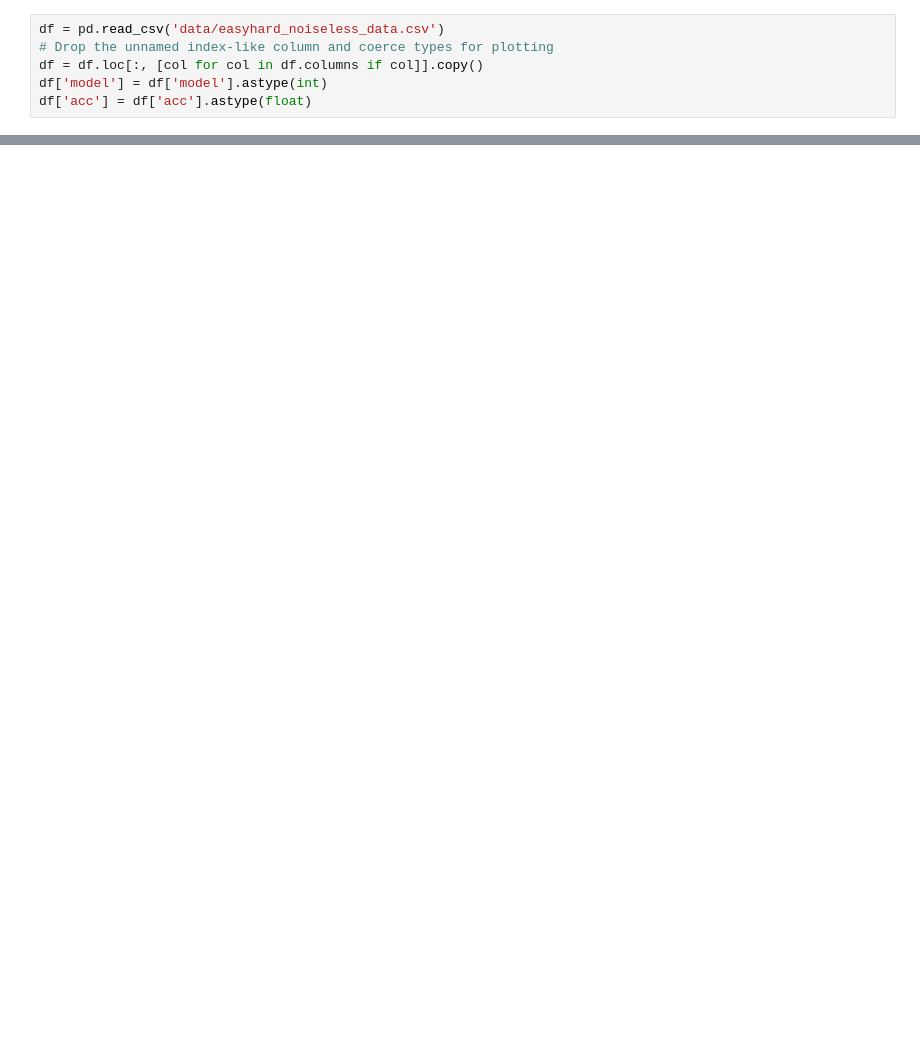
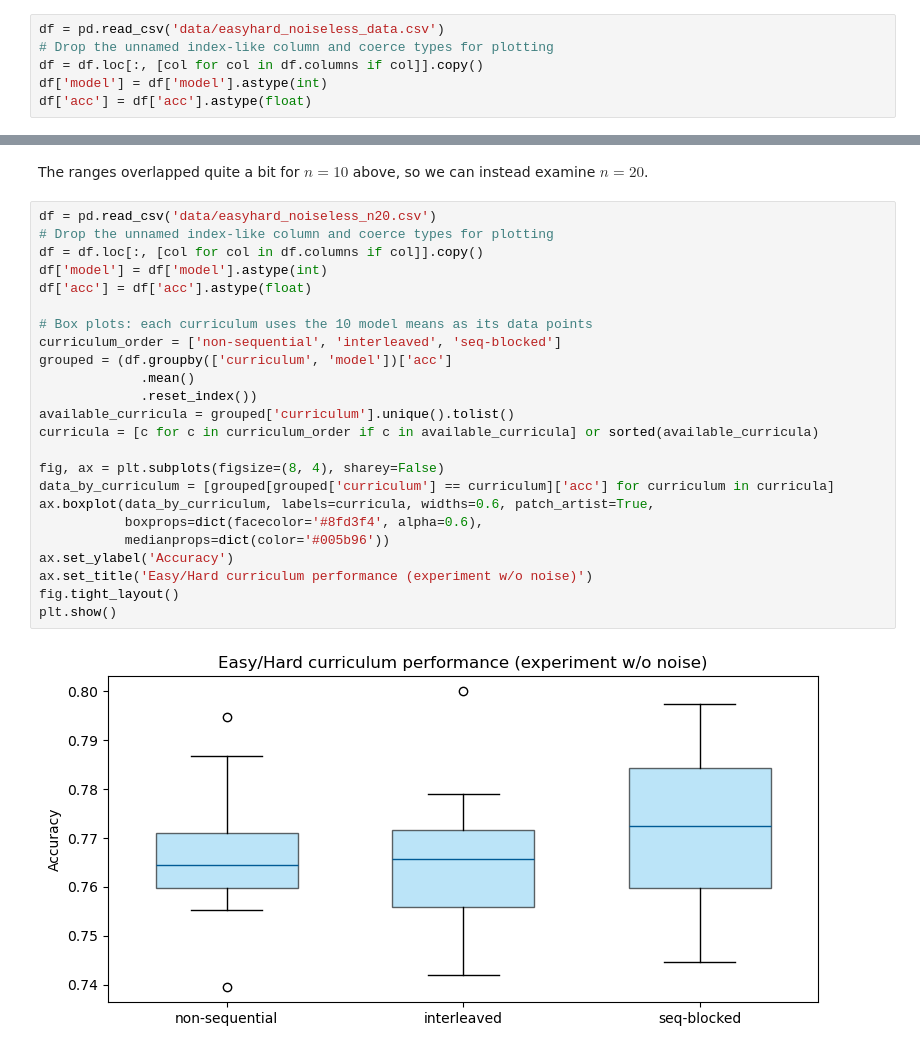
Before and after one commit to CalculatorAddict/ISC-ablations, a Jupyter notebook: new_directions.ipynb, the cells around one changed output, grey strips where cells are left out. Drawn from its saved outputs; the diff is of its cells as text; blank space fills up the shorter version.

Commit message:
add n=20 easy-hard

```diff
--- a/new_directions.ipynb
+++ b/new_directions.ipynb
@@ -59,0 +64,28 @@ plt.show()
+# %% [markdown]
+The ranges overlapped quite a bit for $n=10$ above, so we can instead examine $n=20$.
+# %%
+df = pd.read_csv('data/easyhard_noiseless_n20.csv')
+# Drop the unnamed index-like column and coerce types for plotting
+df = df.loc[:, [col for col in df.columns if col]].copy()
+df['model'] = df['model'].astype(int)
+df['acc'] = df['acc'].astype(float)
+
+# Box plots: each curriculum uses the 10 model means as its data points
+curriculum_order = ['non-sequential', 'interleaved', 'seq-blocked']
+grouped = (df.groupby(['curriculum', 'model'])['acc']
+             .mean()
+             .reset_index())
+available_curricula = grouped['curriculum'].unique().tolist()
+curricula = [c for c in curriculum_order if c in available_curricula] or sorted(available_curricula)
+
+fig, ax = plt.subplots(figsize=(8, 4), sharey=False)
+data_by_curriculum = [grouped[grouped['curriculum'] == curriculum]['acc'] for curriculum in curricula]
+ax.boxplot(data_by_curriculum, labels=curricula, widths=0.6, patch_artist=True,
+           boxprops=dict(facecolor='#8fd3f4', alpha=0.6),
+           medianprops=dict(color='#005b96'))
+ax.set_ylabel('Accuracy')
+ax.set_title('Easy/Hard curriculum performance (experiment w/o noise)')
+fig.tight_layout()
+plt.show()
+# %% [output]
+[figure, added]
```
Also changed, not shown: parts of 4 cells of this notebook, 3 other files.
